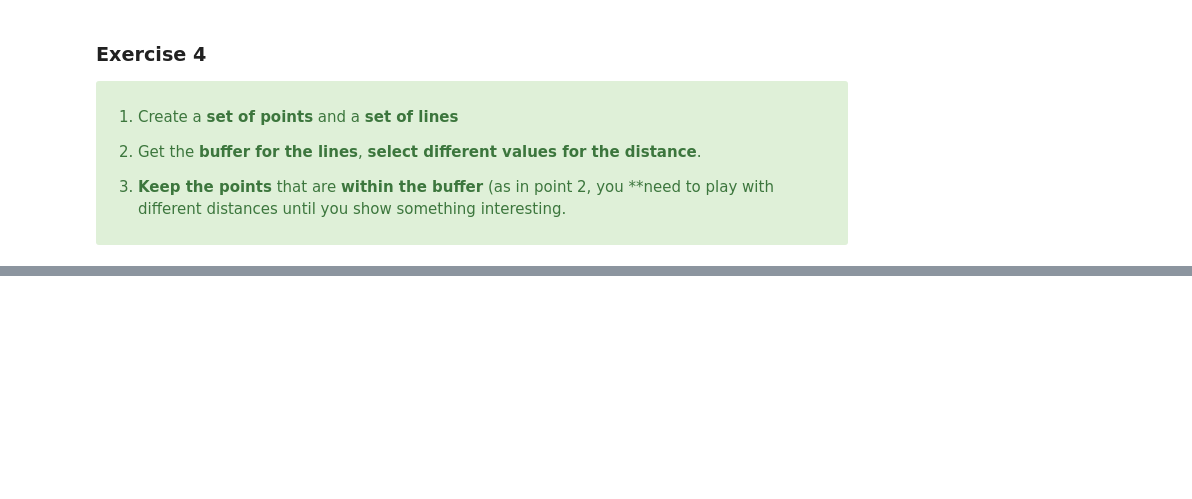
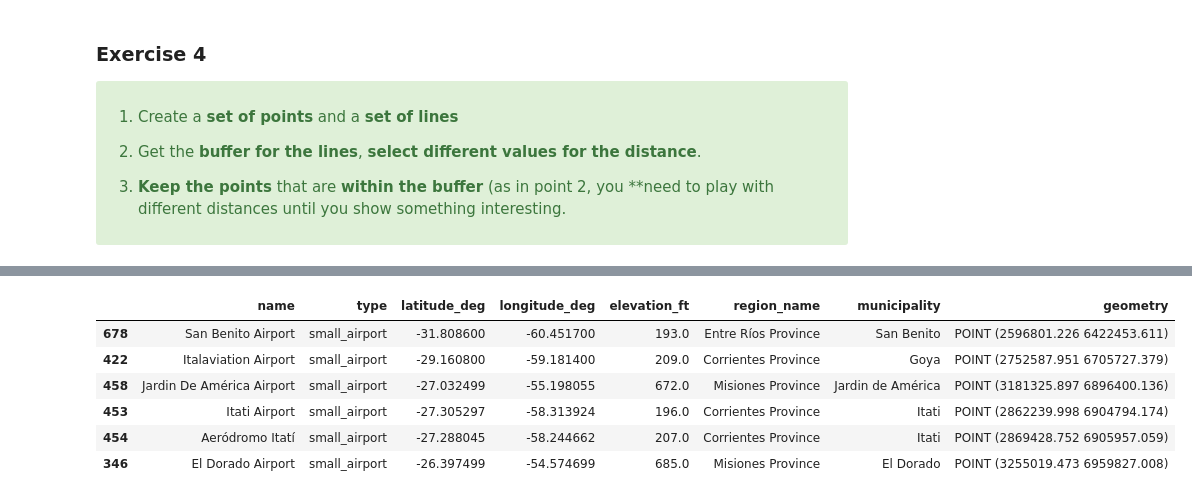
Before and after one commit to Romina300/TareaFinal_1, a Jupyter notebook: TareaFinal_parte1.ipynb, the cells around one changed output, grey strips where cells are left out. Saved outputs shown, nothing was run; the diff lists cells and outputs as text; code cells hidden in the pictures; blank space fills up the shorter version.

```diff
--- a/TareaFinal_parte1.ipynb
+++ b/TareaFinal_parte1.ipynb
@@ -580,0 +677,5 @@ KeyError: "None of ['NAME'] are in the columns"
+# %%
+minMts=distanceMatrixKM_riv_air.loc['Parana'].min()*1000
+
+#the buffer is a polygon:
+rivers[rivers.NAME=='Parana'].buffer(distance = minMts)
@@ -580,0 +685,6 @@ KeyError: "None of ['NAME'] are in the columns"
+# %%
+# see buffer: #el resultado de un buffer es un POLIGONO
+#UTILIDAD: en un proyecto de zona de proteccion mira a 100 m no puede haber ningun tipo de actividad humana destructiva
+bufferAroundParana=rivers[rivers.NAME=='Parana'].buffer(distance = minMts)
+bufferAsBase=bufferAroundParana.explore(color='red')
+rivers[rivers.NAME=='Parana'].explore(m=bufferAsBase,color='blue',style_kwds={'weight':0.5})
@@ -580,0 +702,17 @@ KeyError: "None of ['NAME'] are in the columns"
+# %%
+riversWithinBuffer=small_airports.clip(mask=bufferAroundParana)
+#
+riversWithinBuffer
+#en le caso del hull solo tenemos un envoltorio de todas las zonas ej. el parque nacional
+#la proyeccion q tenemos para el buffer esta en metros
+#cras el buffer que es la zona de proteccion
+#caso clave: no hay niguna cassa alrededor del
+#en la selva peruana nacio panddington broma
+# %% [output]
+|  | name | type | latitude_deg | longitude_deg | elevation_ft | region_name | municipality | geometry |
+| 678 | San Benito Airport | small_airport | -31.808600 | -60.451700 | 193.0 | Entre Ríos Province | San Benito | POINT (2596801.226 6422453.611) |
+| 422 | Italaviation Airport | small_airport | -29.160800 | -59.181400 | 209.0 | Corrientes Province | Goya | POINT (2752587.951 6705727.379) |
+| 458 | Jardin De América Airport | small_airport | -27.032499 | -55.198055 | 672.0 | Misiones Province | Jardin de América | POINT (3181325.897 6896400.136) |
+| 453 | Itati Airport | small_airport | -27.305297 | -58.313924 | 196.0 | Corrientes Province | Itati | POINT (2862239.998 6904794.174) |
+| 454 | Aeródromo Itatí | small_airport | -27.288045 | -58.244662 | 207.0 | Corrientes Province | Itati | POINT (2869428.752 6905957.059) |
+| 346 | El Dorado Airport | small_airport | -26.397499 | -54.574699 | 685.0 | Misiones Province | El Dorado | POINT (3255019.473 6959827.008) |
```
Also changed, not shown: parts of 25 cells of this notebook, 1 other file.
